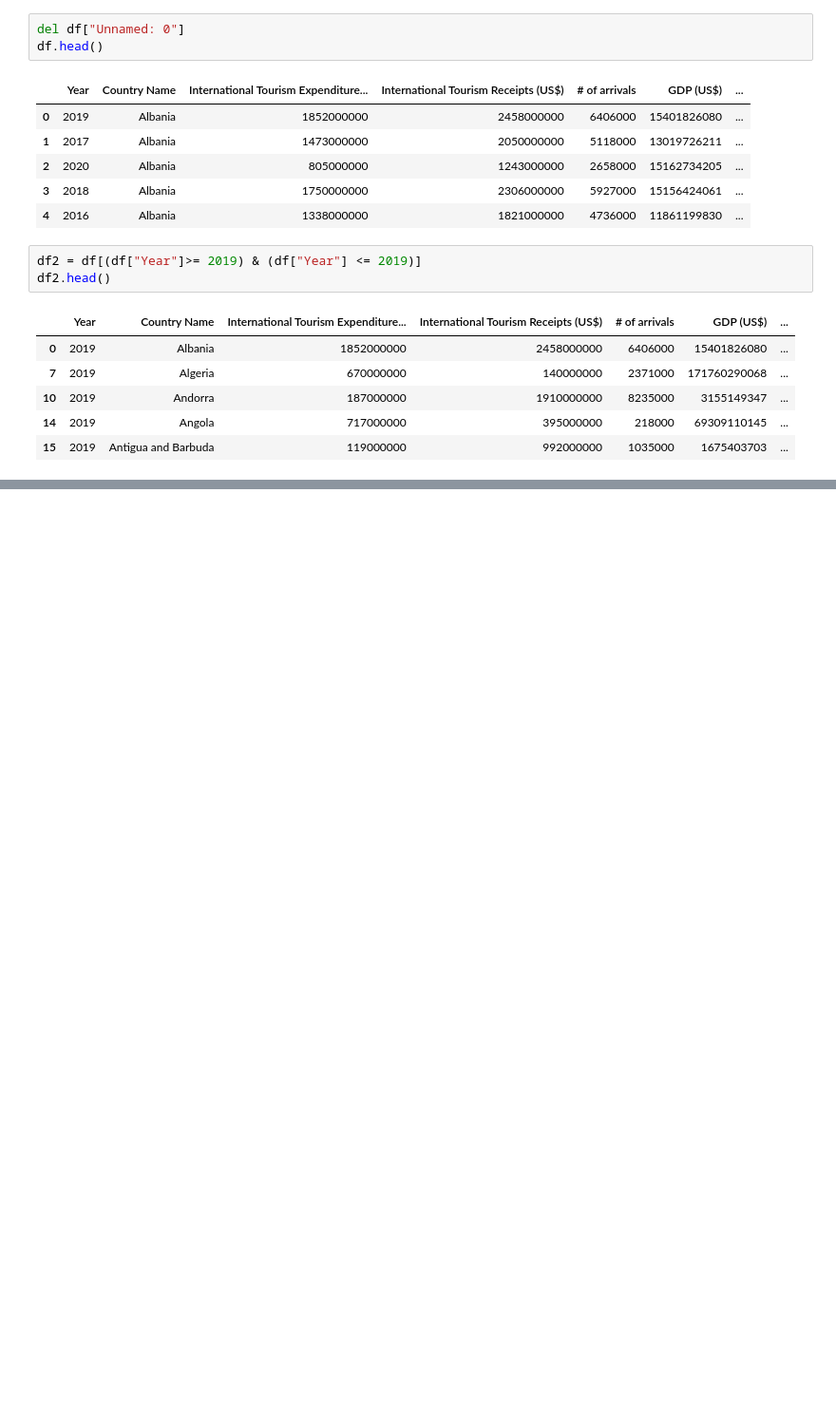
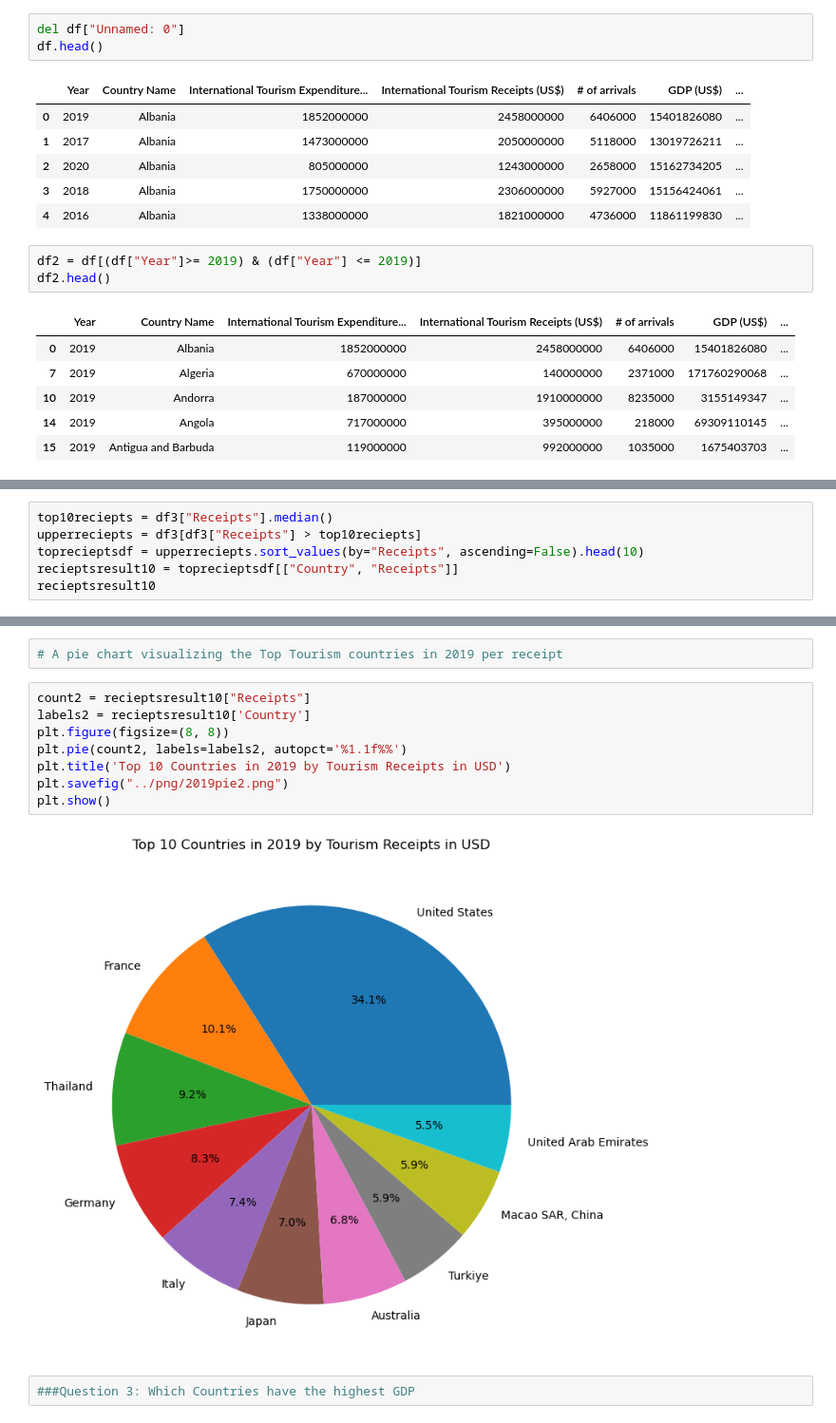
Before and after one commit to Cameron762/Project-1-11, a Jupyter notebook: Jupyter/2019.ipynb, the cells around one changed output, grey strips where cells are left out. Shown: that part at 95% size. Saved outputs shown, nothing was run; the diff lists cells and outputs as text; blank space fills up the shorter version.

```diff
--- a/Jupyter/2019.ipynb
+++ b/Jupyter/2019.ipynb
@@ -50,0 +149,6 @@ dtype: int64
+# %%
+top10reciepts = df3["Receipts"].median()
+upperreciepts = df3[df3["Receipts"] > top10reciepts]
+toprecieptsdf = upperreciepts.sort_values(by="Receipts", ascending=False).head(10)
+recieptsresult10 = toprecieptsdf[["Country", "Receipts"]]
+recieptsresult10
@@ -50,0 +167,14 @@ dtype: int64
+# %%
+# A pie chart visualizing the Top Tourism countries in 2019 per receipt
+# %%
+count2 = recieptsresult10["Receipts"]
+labels2 = recieptsresult10['Country']
+plt.figure(figsize=(8, 8))
+plt.pie(count2, labels=labels2, autopct='%1.1f%%')
+plt.title('Top 10 Countries in 2019 by Tourism Receipts in USD')
+plt.savefig("../png/2019pie2.png")
+plt.show()
+# %% [output]
+[figure, added]
+# %%
+###Question 3: Which Countries have the highest GDP
```
Also changed, not shown: parts of 23 cells of this notebook, 8 other files.
